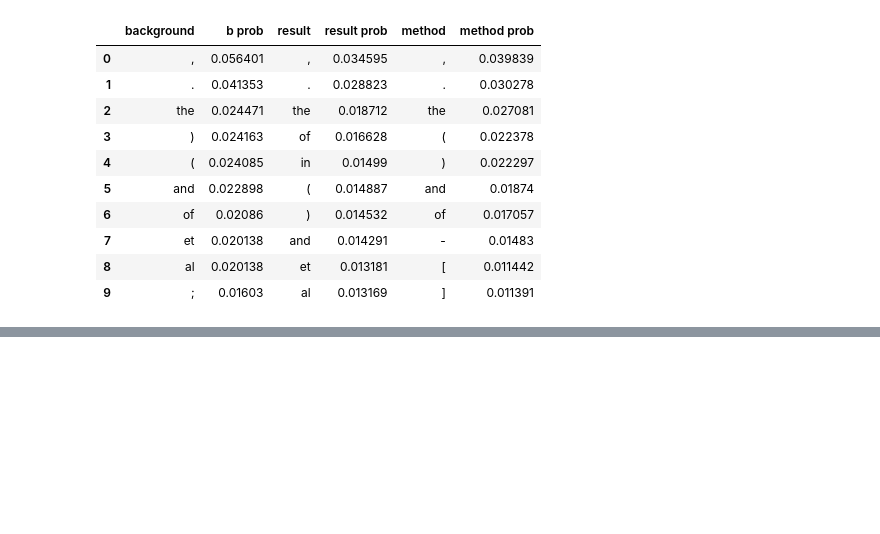
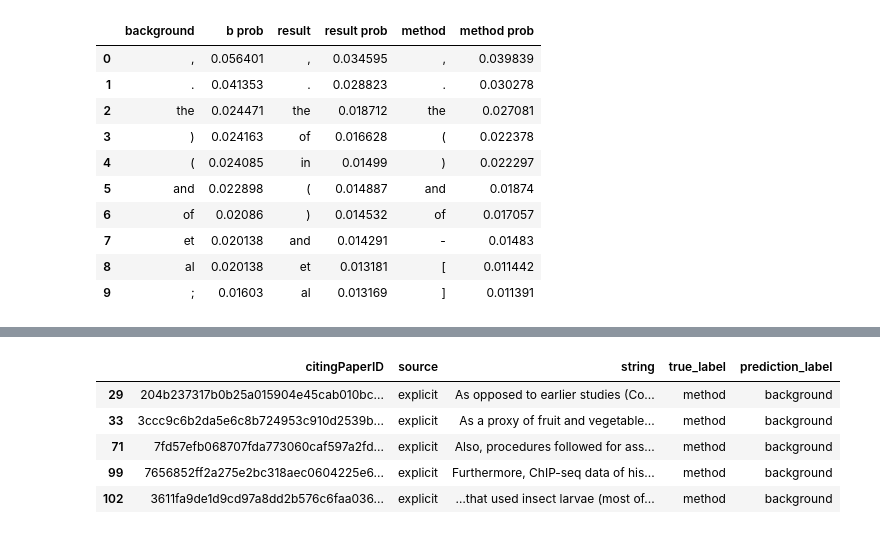
Before and after one commit to ChrisBagdon/Citation_Classification, a Jupyter notebook: tools.ipynb, the cells around one changed output, grey strips where cells are left out. Drawn from its saved outputs; the diff is of its cells as text; code cells hidden in the pictures; blank space fills up the shorter version.

Commit message:
data exploration on baseline's incorrect classifications on dev tsv set

```diff
--- a/tools.ipynb
+++ b/tools.ipynb
@@ -323,0 +407,12 @@ train_jsonl.head()
+# %%
+dev_method = dev_tsv.copy()
+dev_method = dev_method[dev_method['true_label'] == "method"]
+dev_method = dev_method[dev_method['prediction_label'] != "method"]
+dev_method.head()
+# %% [output]
+|  | citingPaperID | source | string | true_label | prediction_label |
+| 29 | 204b237317b0b25a015904e45cab010bc... | explicit | As opposed to earlier studies (Co... | method | background |
+| 33 | 3ccc9c6b2da5e6c8b724953c910d2539b... | explicit | As a proxy of fruit and vegetable... | method | background |
+| 71 | 7fd57efb068707fda773060caf597a2fd... | explicit | Also, procedures followed for ass... | method | background |
+| 99 | 7656852ff2a275e2bc318aec0604225e6... | explicit | Furthermore, ChIP-seq data of his... | method | background |
+| 102 | 3611fa9de1d9cd97a8dd2b576c6faa036... | explicit | …that used insect larvae (most of... | method | background |
```
Also changed, not shown: parts of 8 cells of this notebook, 1 other file.
